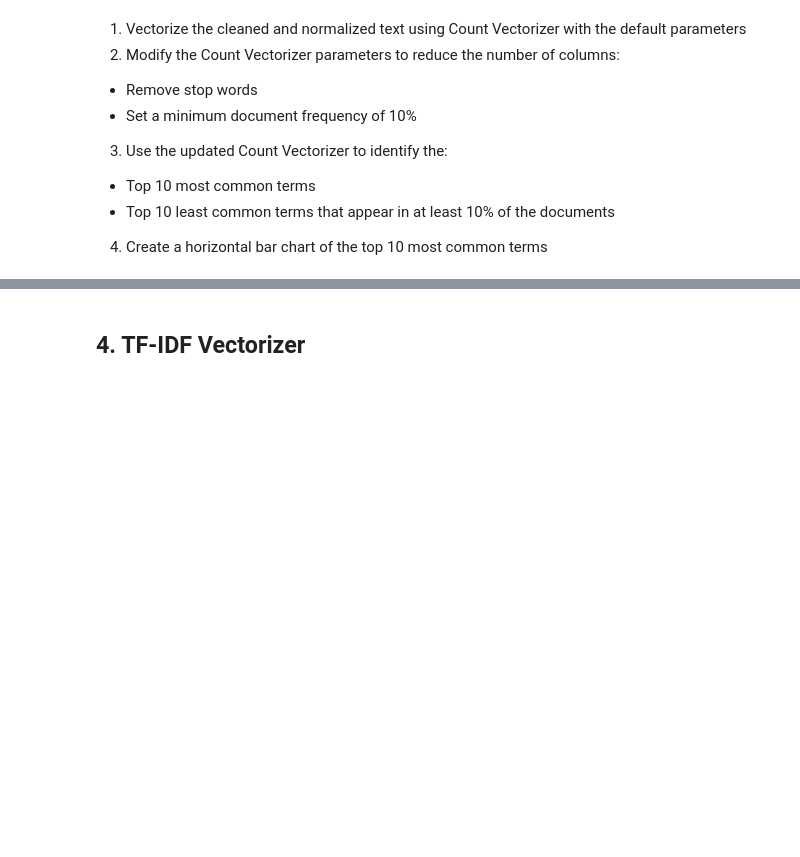
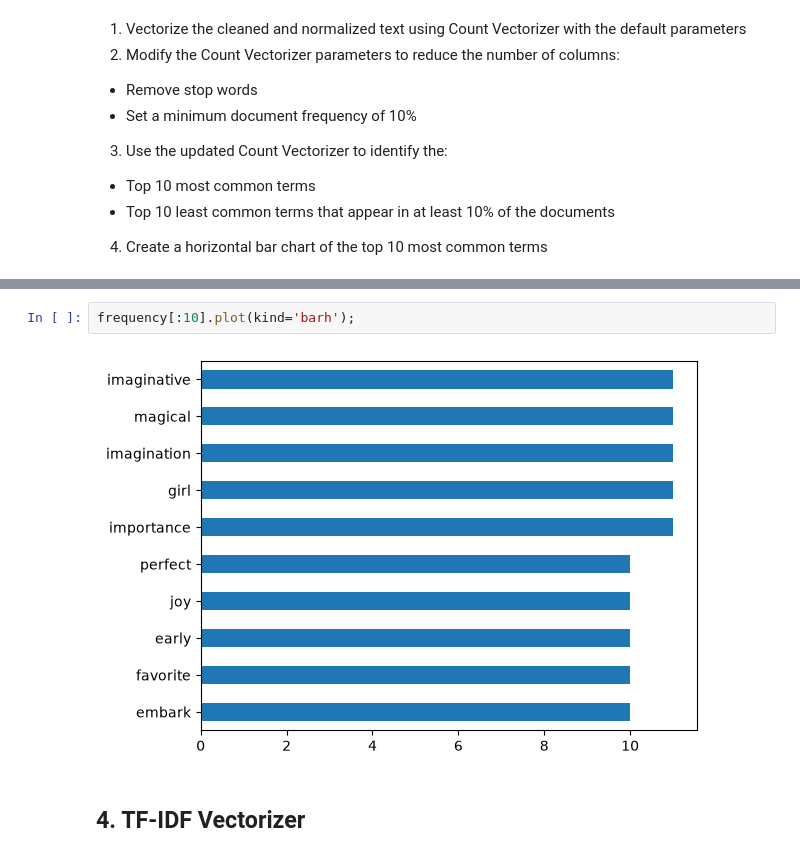
Before and after one commit to caua-teodoro/Natural-Language-Processing, a Jupyter notebook: 01-Text-Preprocessing/assignments.ipynb, the cells around one changed output, grey strips where cells are left out. Saved outputs shown, nothing was run; the diff lists cells and outputs as text; blank space fills up the shorter version.

```diff
--- a/01-Text-Preprocessing/assignments.ipynb
+++ b/01-Text-Preprocessing/assignments.ipynb
@@ -82,3 +154,7 @@ Name: Description_Clean, dtype: str
+# %%
+frequency[:10].plot(kind='barh');
+# %% [output]
+[figure, added]
 # %% [markdown]
 ## 4. TF-IDF Vectorizer
 # %% [markdown]
```
Also changed, not shown: parts of 20 cells of this notebook, 2 other files.
